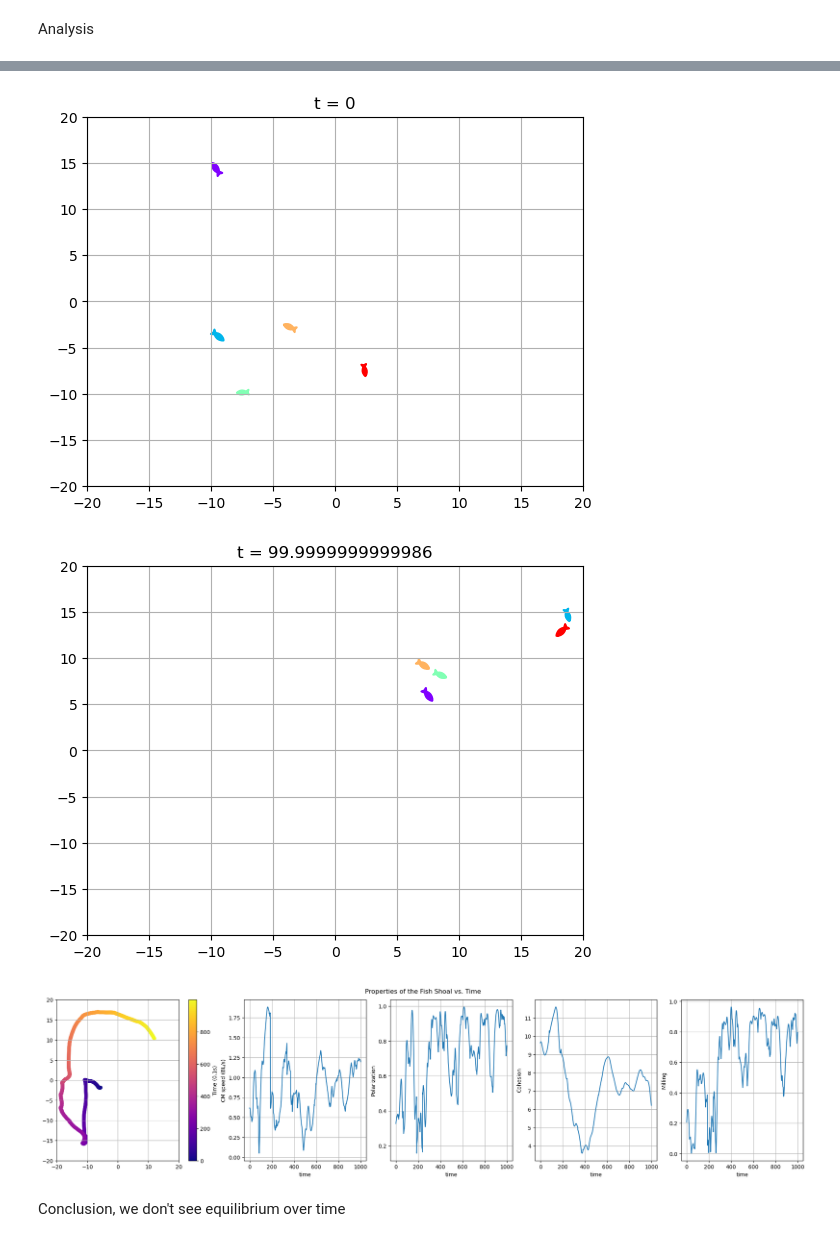
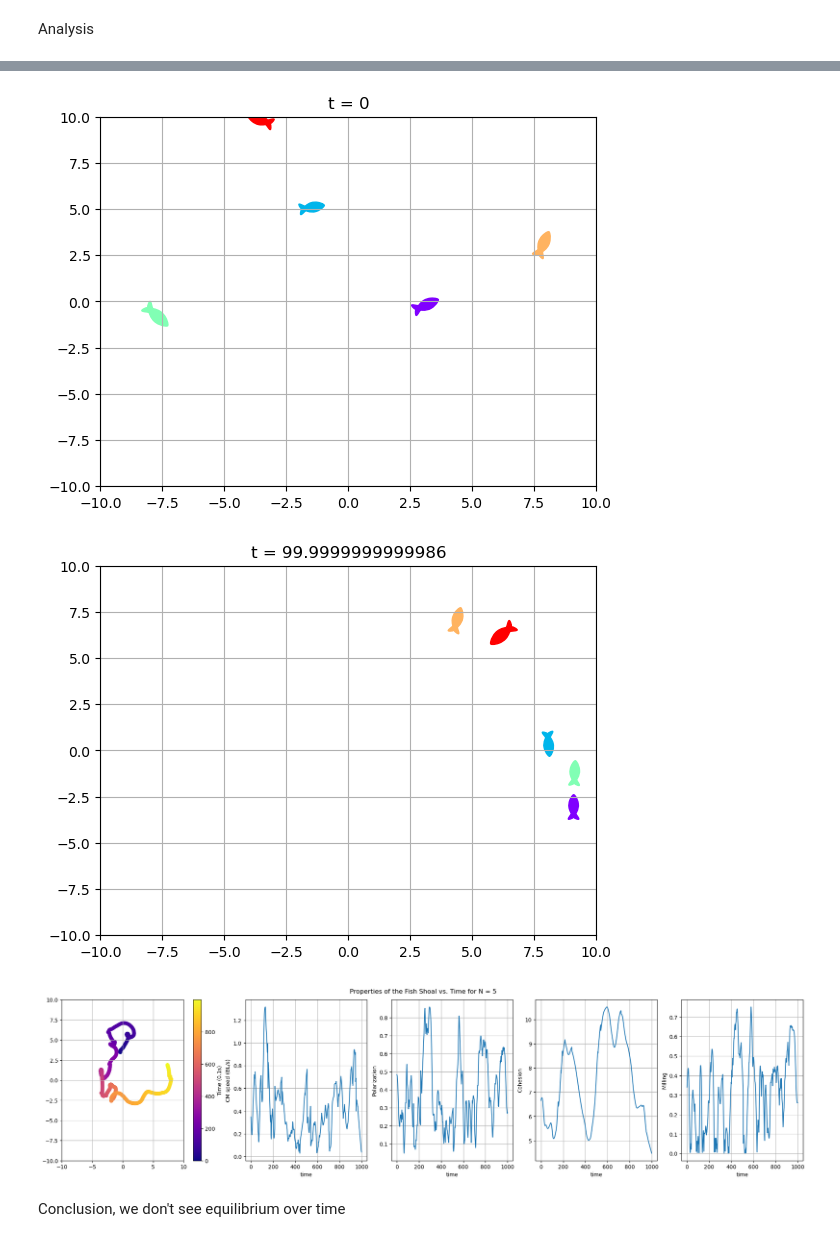
Before and after one commit to Bobomoto/PHYS250-Final-Project, a Jupyter notebook: Finalproject.ipynb, the cells around one changed output, grey strips where cells are left out. Cells and saved outputs as stored; diff of their text form; code cells hidden in the pictures.

```diff
--- a/Finalproject.ipynb
+++ b/Finalproject.ipynb
@@ -352,9 +352,9 @@ def plot(coords, radorientations, viewrange = (-50,50), title = '', fishmarker =
     plt.show()
 # %%
 numiterations = 1000
-poolrange = 40 #poolrange/2 is the length of each side
-initcoordmax = 20 #essentially initial density
-numfish = 100
+poolrange = 20 #poolrange/2 is the length of each side
+initcoordmax = 10 #essentially initial density
+numfish = 50
 inittime = 0
 positionarray = []
 speedarray = []
@@ -512,8 +510,8 @@ initcoordmax = 20
 # N = 5
 
 numiterations = 1000
-poolrange = 40 #poolrange/2 is the length of each side
-initcoordmax = 20 #essentially initial density
+poolrange = 20 #poolrange/2 is the length of each side
+initcoordmax = 10 #essentially initial density
 numfish = 5
 inittime = 0
 
@@ -554,17 +552,17 @@ for i in np.arange(numiterations):
 
 plot(pos, motorientations, viewrange = (-poolrange/2,poolrange/2), title = f't = {inittime}')
 # %% [output]
-[figure, old version]
+[figure, new version]
-[figure, old version]
+[figure, new version]
 # %%
 # numiterations = 1000
-# poolrange = 40 #poolrange/2 is the length of each side
-# initcoordmax = 20 #essentially initial density
+# poolrange = 20 #poolrange/2 is the length of each side
+# initcoordmax = 10 #essentially initial density
 # numfish = 5
 # inittime = 0
 
 fig, axs = plt.subplots(1,5,constrained_layout = True, figsize = (20,5))
-fig.suptitle('Properties of the Fish Shoal vs. Time')
+fig.suptitle('Properties of the Fish Shoal vs. Time for N = 5')
 
 time = np.arange(numiterations)
 
@@ -582,34 +580,34 @@ cbar.set_label("Time (0.1s)")
 #plot center of mass speed over time
 cmspeed = [np.linalg.norm(velocity) for velocity in cmvelocityarray]
 
 axs[1].plot(time, cmspeed)
 axs[1].grid()
 axs[1].set_xlabel('time')
 axs[1].set_ylabel('CM speed (BL/s)')
 
 
 # plot polarization over time Parray = []
 axs[2].plot(time, Parray)
 axs[2].grid()
 axs[2].set_xlabel('time')
 axs[2].set_ylabel('Polarization')
 
 
 # Carray = []
 axs[3].plot(time, Carray)
 axs[3].grid()
 axs[3].set_xlabel('time')
 axs[3].set_ylabel('Cohesion')
 
 # Marray = []
 axs[4].plot(time, Marray)
 axs[4].grid()
 axs[4].set_xlabel('time')
 axs[4].set_ylabel('Milling')
 
 plt.show()
 # %% [output]
-[figure, old version]
+[figure, new version]
 # %% [markdown]
 Conclusion, we don't see equilibrium over time
 # %%
```
Also changed, not shown: parts of 19 cells of this notebook.
